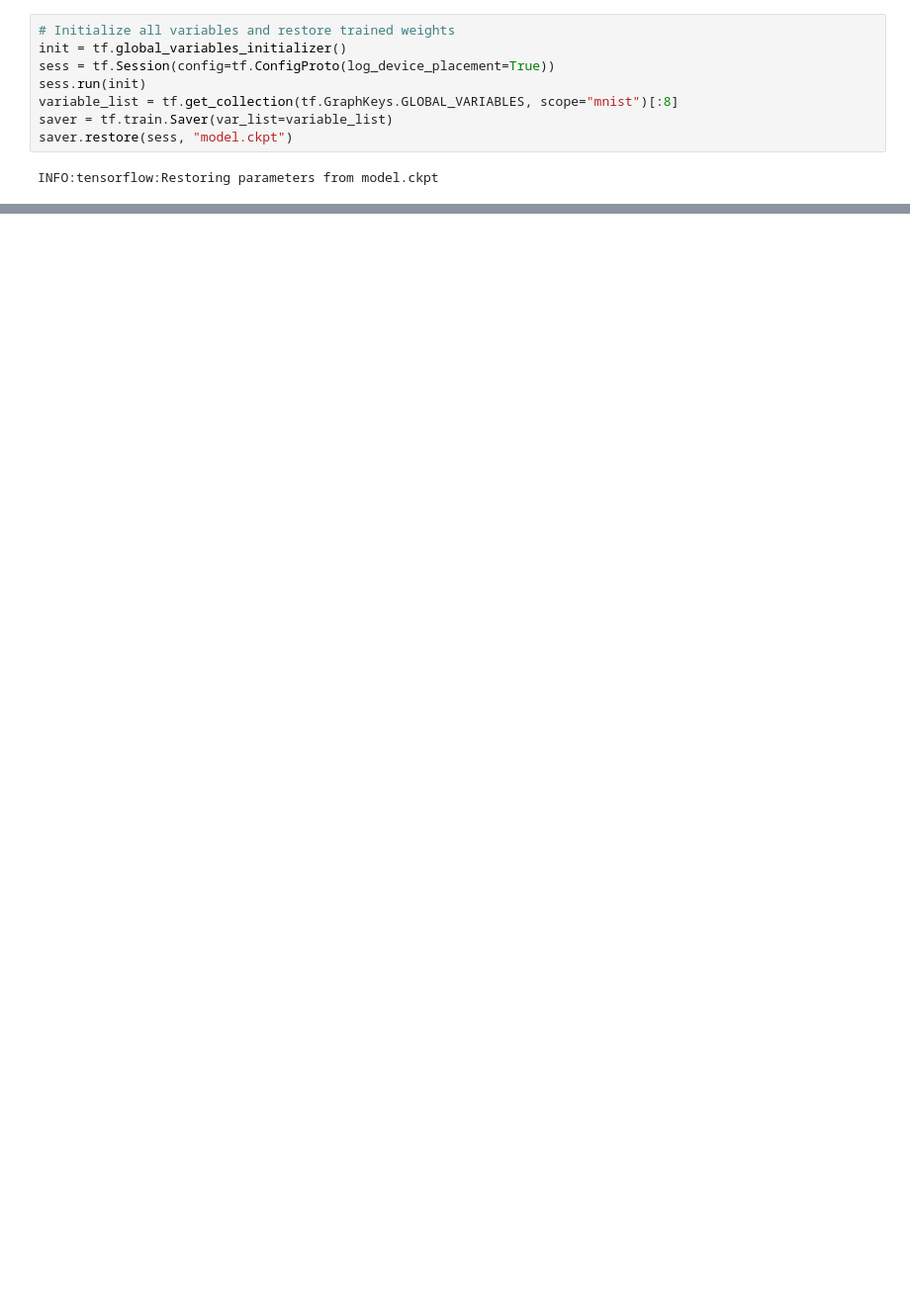
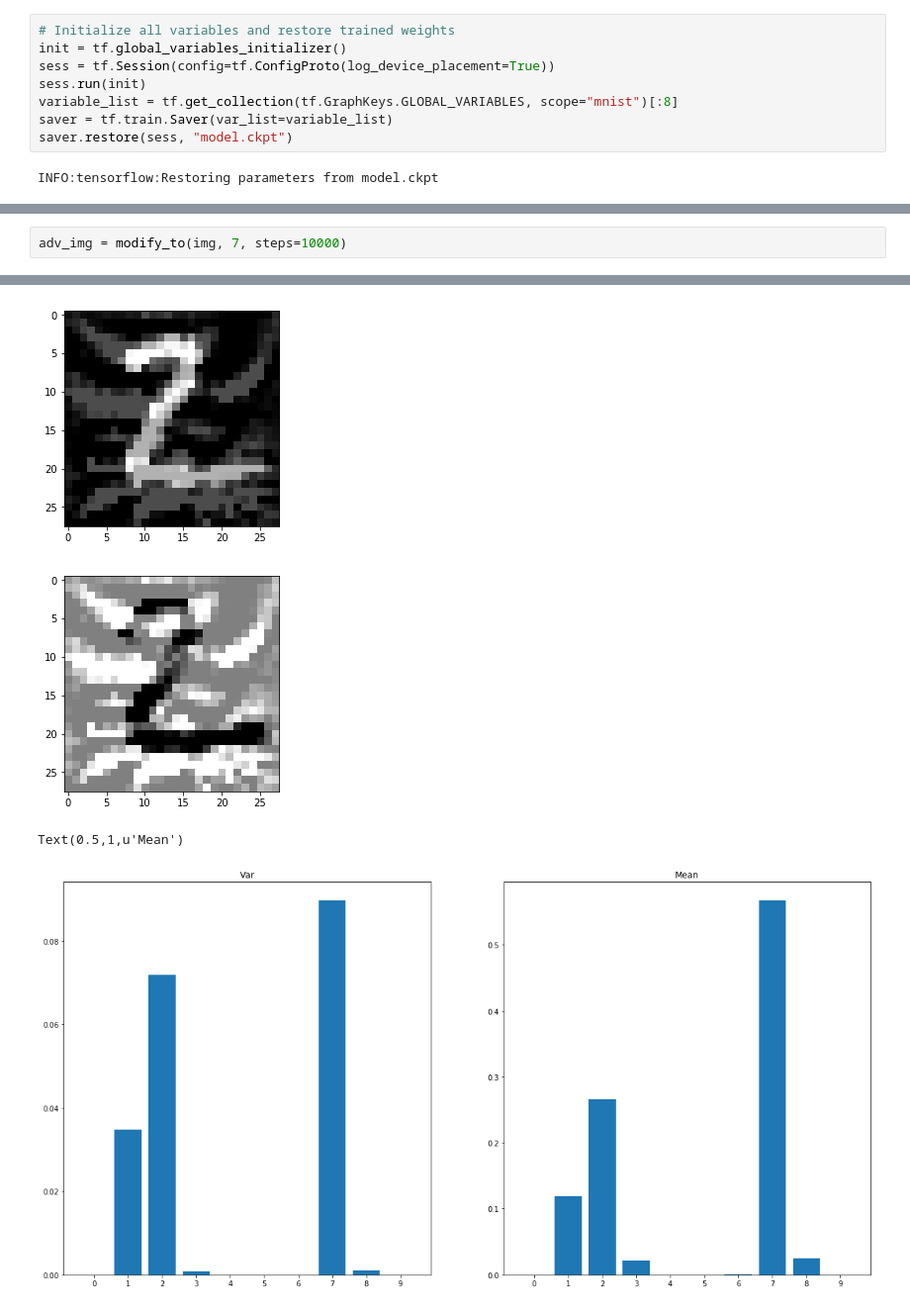
Before and after one commit to hutec/UncertaintyNN, a Jupyter notebook: notebooks/MNIST Adversarial.ipynb, the cells around one changed output, grey strips where cells are left out. Shown at 99% size. Drawn from its saved outputs; the diff is of its cells as text; blank space fills up the shorter version.

```diff
--- a/notebooks/MNIST Adversarial.ipynb
+++ b/notebooks/MNIST Adversarial.ipynb
@@ -153,0 +186,3 @@ plt.bar(ticks, y)
+# %%
+adv_img = modify_to(img, 7, steps=10000)
+# %% [output]
@@ -153,0 +194,4 @@ plt.bar(ticks, y)
+[figure, added]
+[figure, added]
+Text(0.5,1,u'Mean')
+[figure, added]
```
Also changed, not shown: parts of 9 cells of this notebook.
